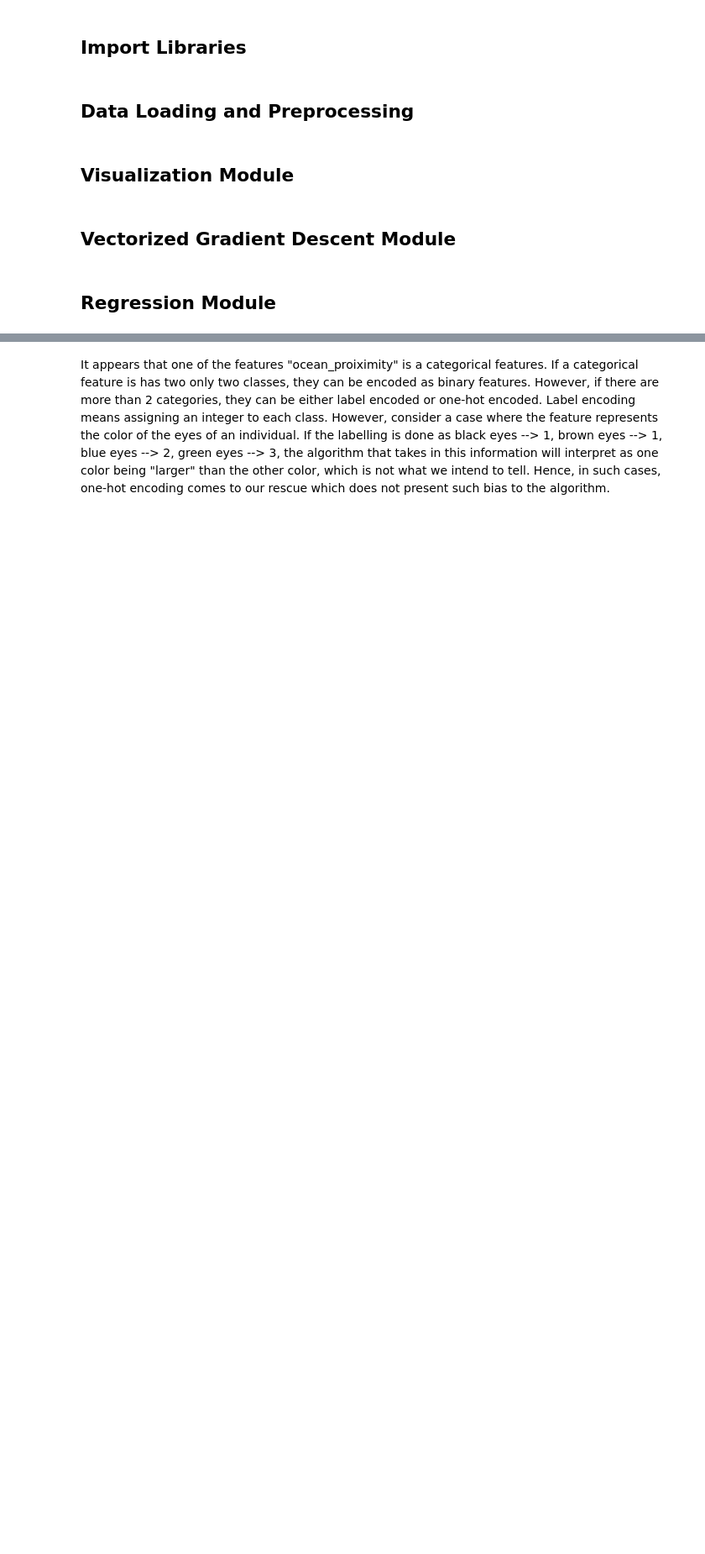
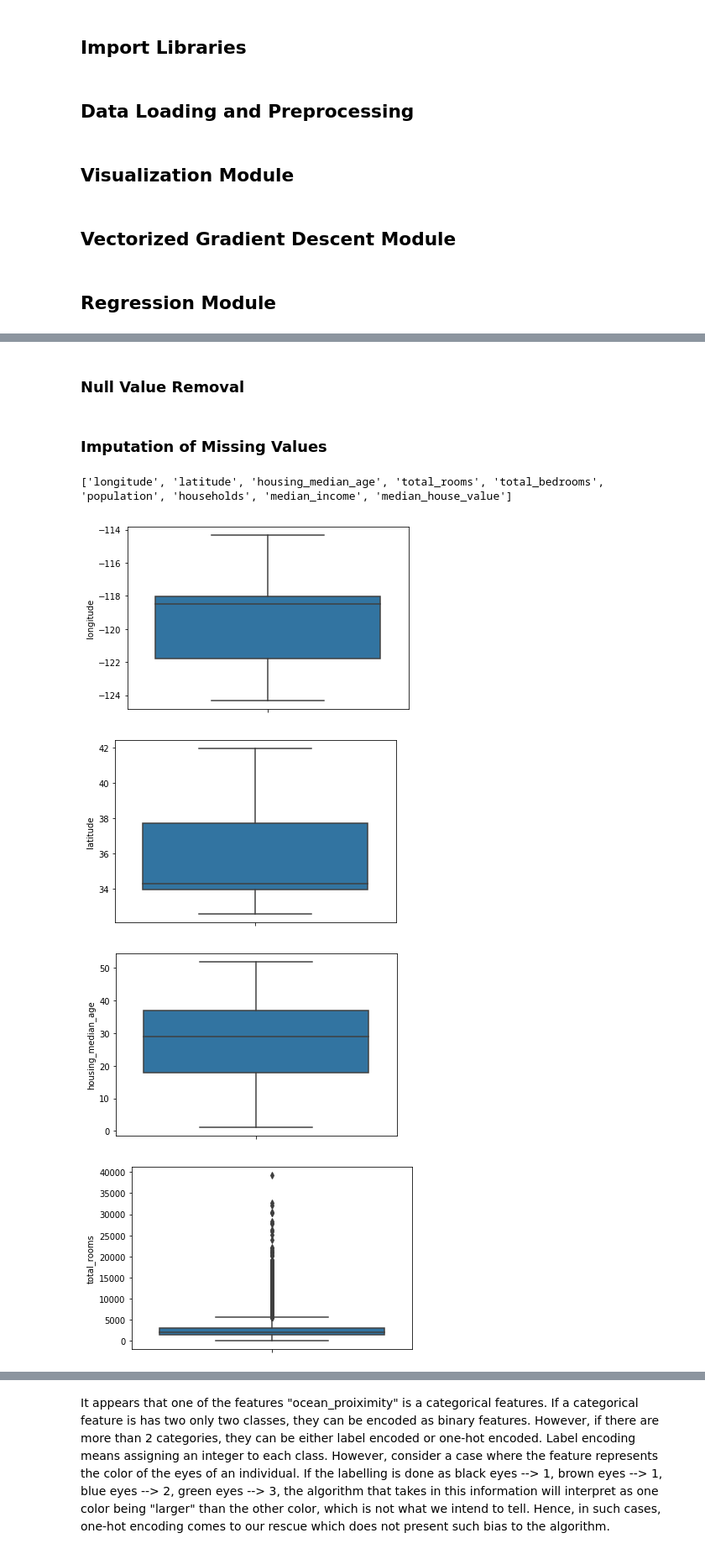
Before and after one commit to being-aerys/Python_Numpy_Implementations_of_Machine_Learning_Algorithms, a Jupyter notebook: Supervised_Methods/Linear_Regression/Source_Codes/Linear_Regression_on_California_Housing_Data.ipynb, the cells around one changed output, grey strips where cells are left out. Shown at 84% size. Drawn from its saved outputs; the diff is of its cells as text; code cells hidden in the pictures; blank space fills up the shorter version.

Commit message:
Linear Regression in progress

```diff
--- a/Supervised_Methods/Linear_Regression/Source_Codes/Linear_Regression_on_California_Housing_Data.ipynb
+++ b/Supervised_Methods/Linear_Regression/Source_Codes/Linear_Regression_on_California_Housing_Data.ipynb
@@ -206,0 +347,16 @@ class Linear_Regression(Regression):
+# %%
+raw_csv_path = r"C:\Users\Being_Aerys\PycharmProjects\Machine_Learning_Algorithms_Collection\Supervised_Methods\Linear_Regression\data\housing.csv"
+
+#Split data into train-test sets before any analysis/ imputation/ visualization to avoid data leakage
+preprocessing = Preprocessing()
+
+COPY_OF_RAW_DATASET_FOR_ANALYSIS_PURPOSE = pd.read_csv(raw_csv_path, sep = ",",)
+
+COPY_OF_RAW_DATASET_FOR_TRAINING_PURPOSE = copy.deepcopy(COPY_OF_RAW_DATASET_FOR_ANALYSIS_PURPOSE)
+
+training_indices, testing_indices = preprocessing.train_test_split_indices(len(COPY_OF_RAW_DATASET_FOR_ANALYSIS_PURPOSE), 0.2)
+train_set, test_set = COPY_OF_RAW_DATASET_FOR_ANALYSIS_PURPOSE.iloc[training_indices], COPY_OF_RAW_DATASET_FOR_ANALYSIS_PURPOSE.iloc[testing_indices]
+
+preprocessing.set_numerical_and_categorical_feature_names(train_set)
+
+train_set.describe()
@@ -206,0 +373,2 @@ class Linear_Regression(Regression):
+# %% [markdown]
+### Null Value Removal
@@ -206,0 +378,13 @@ class Linear_Regression(Regression):
+# %% [markdown]
+### Imputation of Missing Values
+# %%
+#Impute the missing values in the training data before visualizing the distribution that will be used for learning (This order is not mandatory but rather a tradeoff.)
+train_set = preprocessing.impute_missing_numerical_features_with_mean(train_set)
+train_set = preprocessing.impute_missing_categorical_features_with_the_most_frequent_values(train_set)
+#Note that there are no missing values in the labels column and thus no imputation happens for the labels.
+# %% [output]
+['longitude', 'latitude', 'housing_median_age', 'total_rooms', 'total_bedrooms', 'population', 'households', 'median_income', 'median_house_value']
+[figure, added]
+[figure, added]
+[figure, added]
+[figure, added]
```
Also changed, not shown: parts of 31 cells of this notebook.
